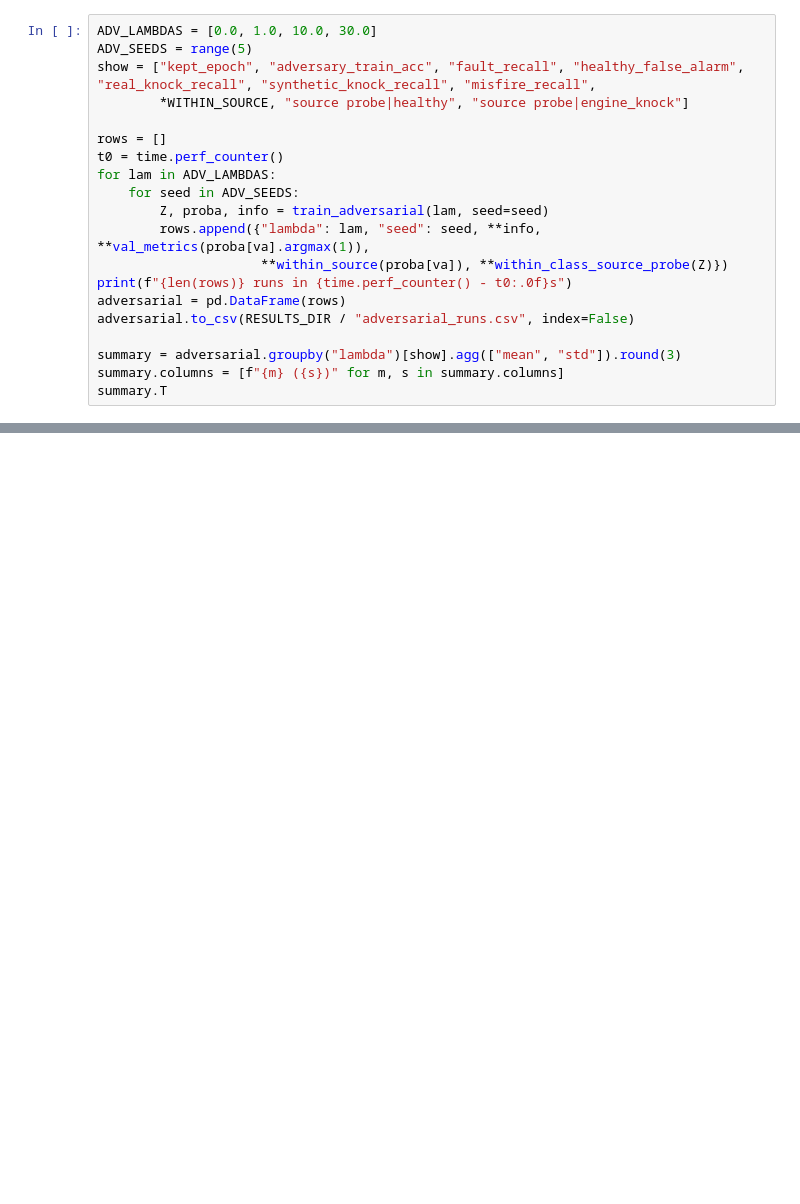
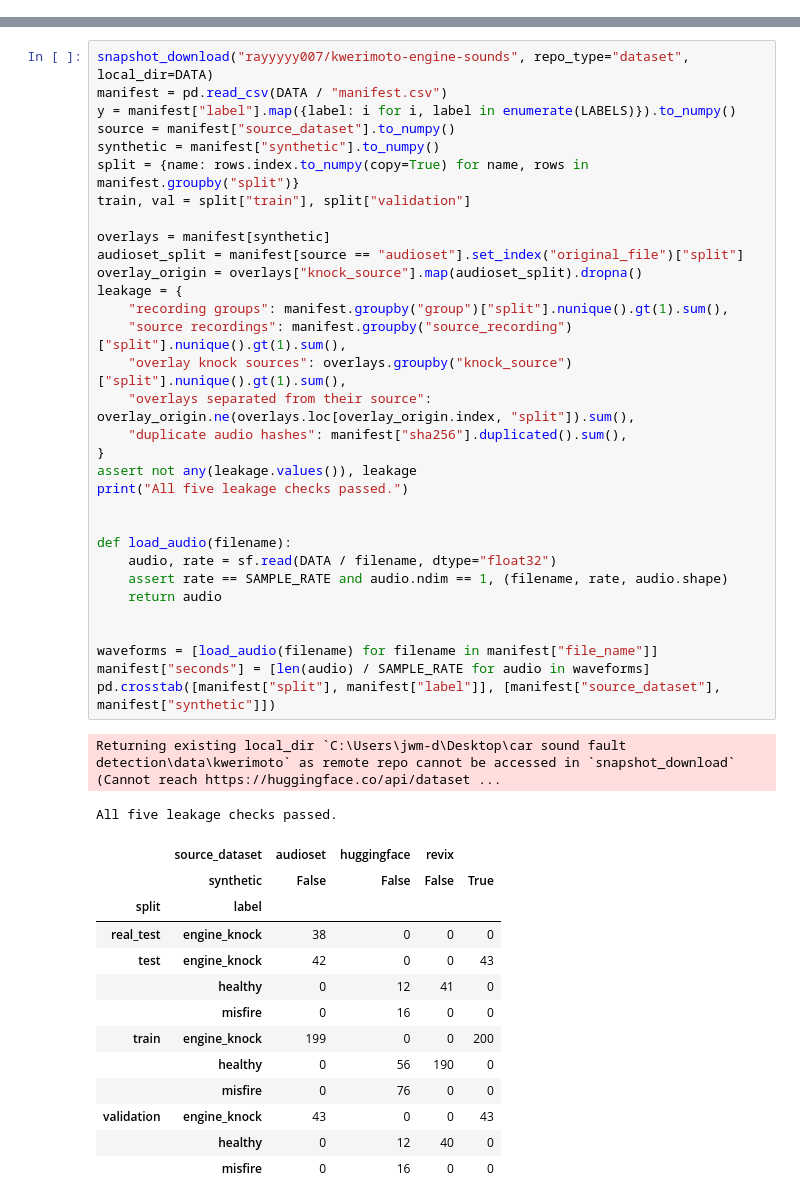
Before and after one commit to jakeryderv/car-sound-fault-detection, a Jupyter notebook: notebooks/engine_fault_classification.ipynb, the cells around one changed output, grey strips where cells are left out. Saved outputs shown, nothing was run; the diff lists cells and outputs as text; blank space fills up the shorter version.

```diff
--- a/notebooks/engine_fault_classification.ipynb
+++ b/notebooks/engine_fault_classification.ipynb
@@ -953,20 +0,0 @@ source leakage in raw AST embeddings: {'source probe|healthy': 1.0, 'source prob
-# %%
-ADV_LAMBDAS = [0.0, 1.0, 10.0, 30.0]
-ADV_SEEDS = range(5)
-show = ["kept_epoch", "adversary_train_acc", "fault_recall", "healthy_false_alarm", "real_knock_recall", "synthetic_knock_recall", "misfire_recall",
-        *WITHIN_SOURCE, "source probe|healthy", "source probe|engine_knock"]
-
-rows = []
-t0 = time.perf_counter()
-for lam in ADV_LAMBDAS:
-    for seed in ADV_SEEDS:
-        Z, proba, info = train_adversarial(lam, seed=seed)
-        rows.append({"lambda": lam, "seed": seed, **info, **val_metrics(proba[va].argmax(1)),
-                     **within_source(proba[va]), **within_class_source_probe(Z)})
-print(f"{len(rows)} runs in {time.perf_counter() - t0:.0f}s")
-adversarial = pd.DataFrame(rows)
-adversarial.to_csv(RESULTS_DIR / "adversarial_runs.csv", index=False)
-
-summary = adversarial.groupby("lambda")[show].agg(["mean", "std"]).round(3)
-summary.columns = [f"{m} ({s})" for m, s in summary.columns]
-summary.T
@@ -1105,0 +70,48 @@ test: 154 clips {'healthy': np.int64(53), 'engine_knock': np.int64(85), 'misfire
+# %%
+snapshot_download("rayyyyy007/kwerimoto-engine-sounds", repo_type="dataset", local_dir=DATA)
+manifest = pd.read_csv(DATA / "manifest.csv")
+y = manifest["label"].map({label: i for i, label in enumerate(LABELS)}).to_numpy()
+source = manifest["source_dataset"].to_numpy()
+synthetic = manifest["synthetic"].to_numpy()
+split = {name: rows.index.to_numpy(copy=True) for name, rows in manifest.groupby("split")}
+train, val = split["train"], split["validation"]
+
+overlays = manifest[synthetic]
+audioset_split = manifest[source == "audioset"].set_index("original_file")["split"]
+overlay_origin = overlays["knock_source"].map(audioset_split).dropna()
+leakage = {
+    "recording groups": manifest.groupby("group")["split"].nunique().gt(1).sum(),
+    "source recordings": manifest.groupby("source_recording")["split"].nunique().gt(1).sum(),
+    "overlay knock sources": overlays.groupby("knock_source")["split"].nunique().gt(1).sum(),
+    "overlays separated from their source": overlay_origin.ne(overlays.loc[overlay_origin.index, "split"]).sum(),
+    "duplicate audio hashes": manifest["sha256"].duplicated().sum(),
+}
+assert not any(leakage.values()), leakage
+print("All five leakage checks passed.")
+
+
+def load_audio(filename):
+    audio, rate = sf.read(DATA / filename, dtype="float32")
+    assert rate == SAMPLE_RATE and audio.ndim == 1, (filename, rate, audio.shape)
+    return audio
+
+
+waveforms = [load_audio(filename) for filename in manifest["file_name"]]
+manifest["seconds"] = [len(audio) / SAMPLE_RATE for audio in waveforms]
+pd.crosstab([manifest["split"], manifest["label"]], [manifest["source_dataset"], manifest["synthetic"]])
+# %% [output]
+Returning existing local_dir `C:\Users\jwm-d\Desktop\car sound fault detection\data\kwerimoto` as remote repo cannot be accessed in `snapshot_download` (Cannot reach https://huggingface.co/api/dataset ...
+All five leakage checks passed.
+|  | source_dataset | audioset | huggingface | revix |  |
+|  | synthetic | False | False | False | True |
+| split | label |  |  |  |  |
+| real_test | engine_knock | 38 | 0 | 0 | 0 |
+| test | engine_knock | 42 | 0 | 0 | 43 |
+|  | healthy | 0 | 12 | 41 | 0 |
+|  | misfire | 0 | 16 | 0 | 0 |
+| train | engine_knock | 199 | 0 | 0 | 200 |
+|  | healthy | 0 | 56 | 190 | 0 |
+|  | misfire | 0 | 76 | 0 | 0 |
+| validation | engine_knock | 43 | 0 | 0 | 43 |
+|  | healthy | 0 | 12 | 40 | 0 |
+|  | misfire | 0 | 16 | 0 | 0 |
```
Also changed, not shown: parts of 86 cells of this notebook, 12 other files.
